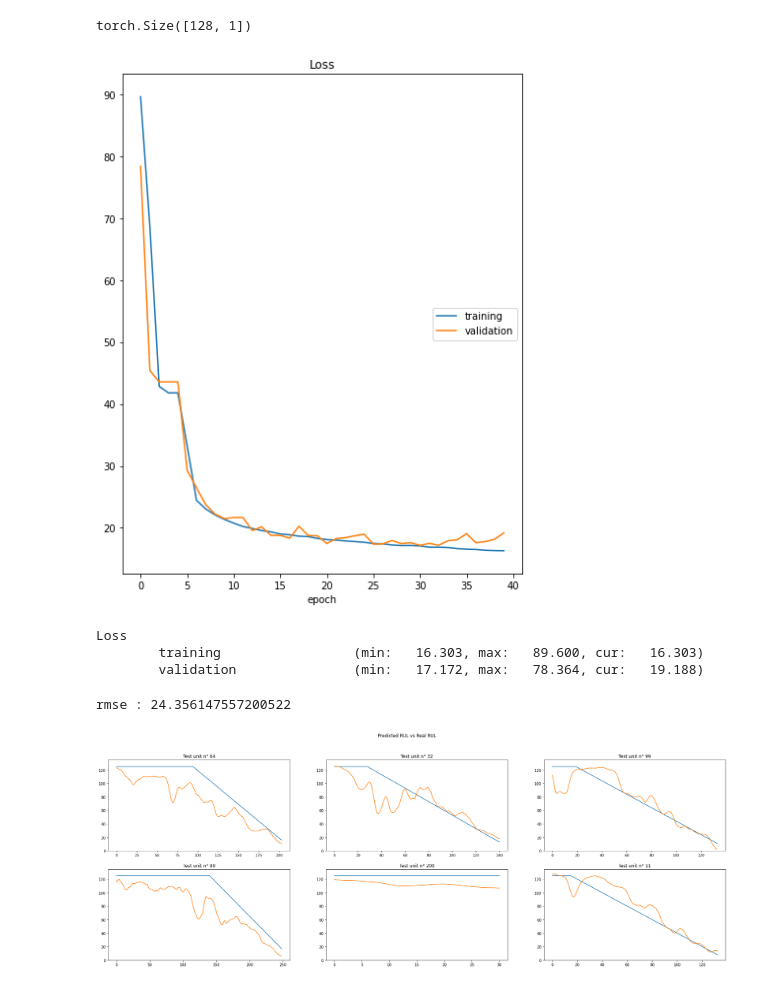
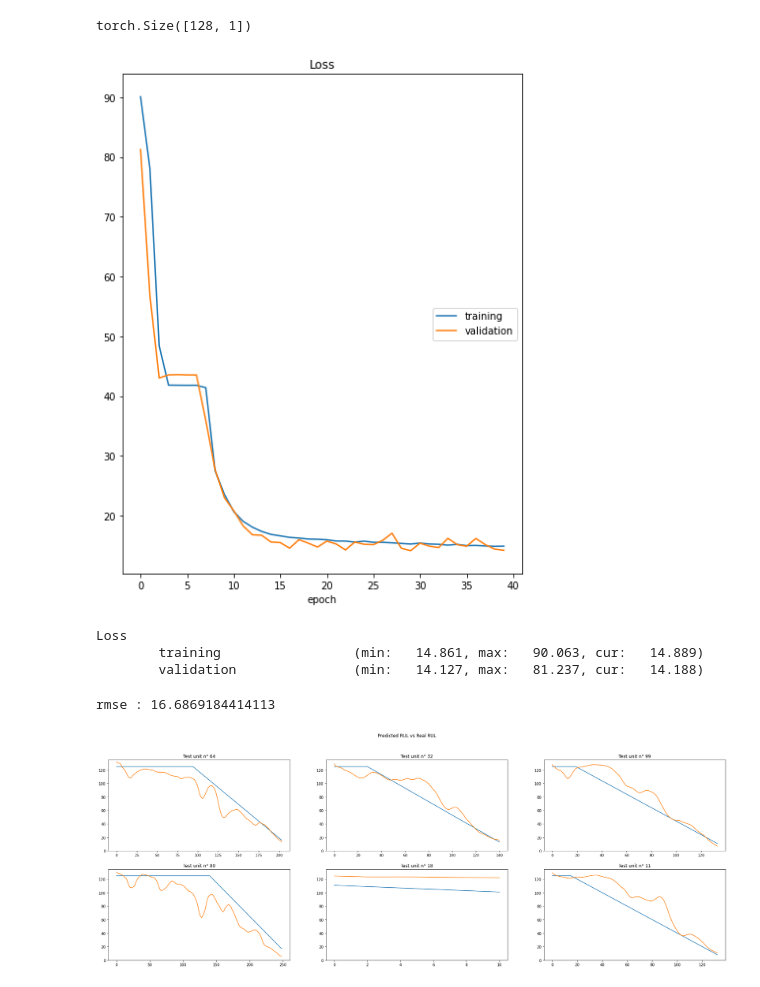
Before and after one commit to ettouilebouael/pdm-thesis, a Jupyter notebook: FD002_Turbo_Fan_RUL_estimation_with_LSTM.ipynb, the cells around one changed output. Cells and saved outputs as stored; diff of their text form; code cells hidden in the pictures.

```diff
--- a/FD002_Turbo_Fan_RUL_estimation_with_LSTM.ipynb
+++ b/FD002_Turbo_Fan_RUL_estimation_with_LSTM.ipynb
@@ -86,18 +86,16 @@ def condition_scaler(df):
 
   return df
 
-def exponential_smoothing(df, sensors):
-    df[sensors] = df.groupby('unit_number')[sensors].apply(lambda x: x.ewm(30).mean()).values
-    return df
+def denoise(df, features):
+  df[features] = df.groupby('unit_number')[features].apply(lambda x: x.ewm(30).mean()).values
+  def create_mask(data, samples):
+    result = np.ones_like(data)
+    result[0:samples] = 0
+    return result
 
-def denoise(df, features):
-  for var in features:
-    for unit in df.unit_number.unique():
-     signal = df[df.unit_number == unit][var].values
-     signal = denoise_wavelet(signal,wavelet='sym2', mode='soft', wavelet_levels=4, rescale_sigma=True)
-     df.loc[df.unit_number == unit,var] = signal
+  mask = df.groupby('unit_number')['unit_number'].transform(create_mask, samples=0).astype(bool)
+  df = df[mask]
 
-  df[features] = df.groupby('unit_number')[features].apply(lambda x: x.ewm(30).mean()).values
   return df
 
 def train_preprocessing(data_num,features, seq_len):
@@ -267,40 +265,40 @@ def fit(encoder, rul_predictor, dataloader, epochs=10):
             optimizer.step()
             train_loss.append(loss.item())
         model.eval()
         with torch.no_grad():
           for batch in dataloader['test']:
             X, y = batch
             X, y = X.to(device), y.to(device)
             h_hat = encoder(X)
             y_hat = rul_predictor(h_hat)
             loss = criterion(y_hat, y)
             eval_loss.append(loss.item())
 
             rmse_train = np.sqrt(np.mean(train_loss))
             rmse_val = np.sqrt(np.mean(eval_loss))
 
           logs["loss"] = rmse_train
           logs["val_loss"] = rmse_val
 
           liveloss.update(logs)
           liveloss.send()
 
-          if epoch > 30 :
+          if epoch > 25 :
             if best_loss > rmse_val:
               best_loss = rmse_val
-              torch.save(encoder.state_dict(), f"encoder_fd00{data_num}_rmse_{rmse_val}")
-              torch.save(rul_predictor.state_dict(), f"rul_predictor_fd00{data_num}_rmse_{rmse_val}")
+              torch.save(encoder.state_dict(), f"models/fd00{data_num}/encoder_fd00{data_num}_rmse_{rmse_val}")
+              torch.save(rul_predictor.state_dict(), f"models/fd00{data_num}/rul_predictor_fd00{data_num}_rmse_{rmse_val}")
               print(f'best model saved with rmse = {rmse_val} at epoch {epoch}')
 
 
 
 
 fit(encoder, rul_predictor, dataloader, epochs =40)
 # %% [output]
-[figure, old version]
+[figure, new version]
 Loss
-        training                 (min:   16.303, max:   89.600, cur:   16.303)
-        validation               (min:   17.172, max:   78.364, cur:   19.188)
+        training                 (min:   14.861, max:   90.063, cur:   14.889)
+        validation               (min:   14.127, max:   81.237, cur:   14.188)
 # %%
 def plot_test_predictions(encoder, rul_predictor,data_num,features, seq_len):
   X , y, online_df_pred = online_pipeline(data_num, features, seq_len)
@@ -314,7 +312,7 @@ def plot_test_predictions(encoder, rul_predictor,data_num,features, seq_len):
     y_pred = rul_predictor(h_hat)
     mse = loss(y_pred, y)
     online_df_pred.loc[:,'rul_pred'] = y_pred.cpu().numpy()
-  units = [64,32,99,80,200,11]
+  units = [64,32,99,80,18,11]
   fig, axs = plt.subplots(2, 3, figsize=(30,10))
   fig.suptitle('Predicted RUL vs Real RUL')
   for ax, unit in zip(axs.flatten(), units):
@@ -329,5 +327,5 @@ def plot_test_predictions(encoder, rul_predictor,data_num,features, seq_len):
 
 plot_test_predictions(encoder, rul_predictor, data_num,features,seq_len)
 # %% [output]
-rmse : 24.356147557200522
+rmse : 16.6869184414113
-[figure, old version]
+[figure, new version]
```
